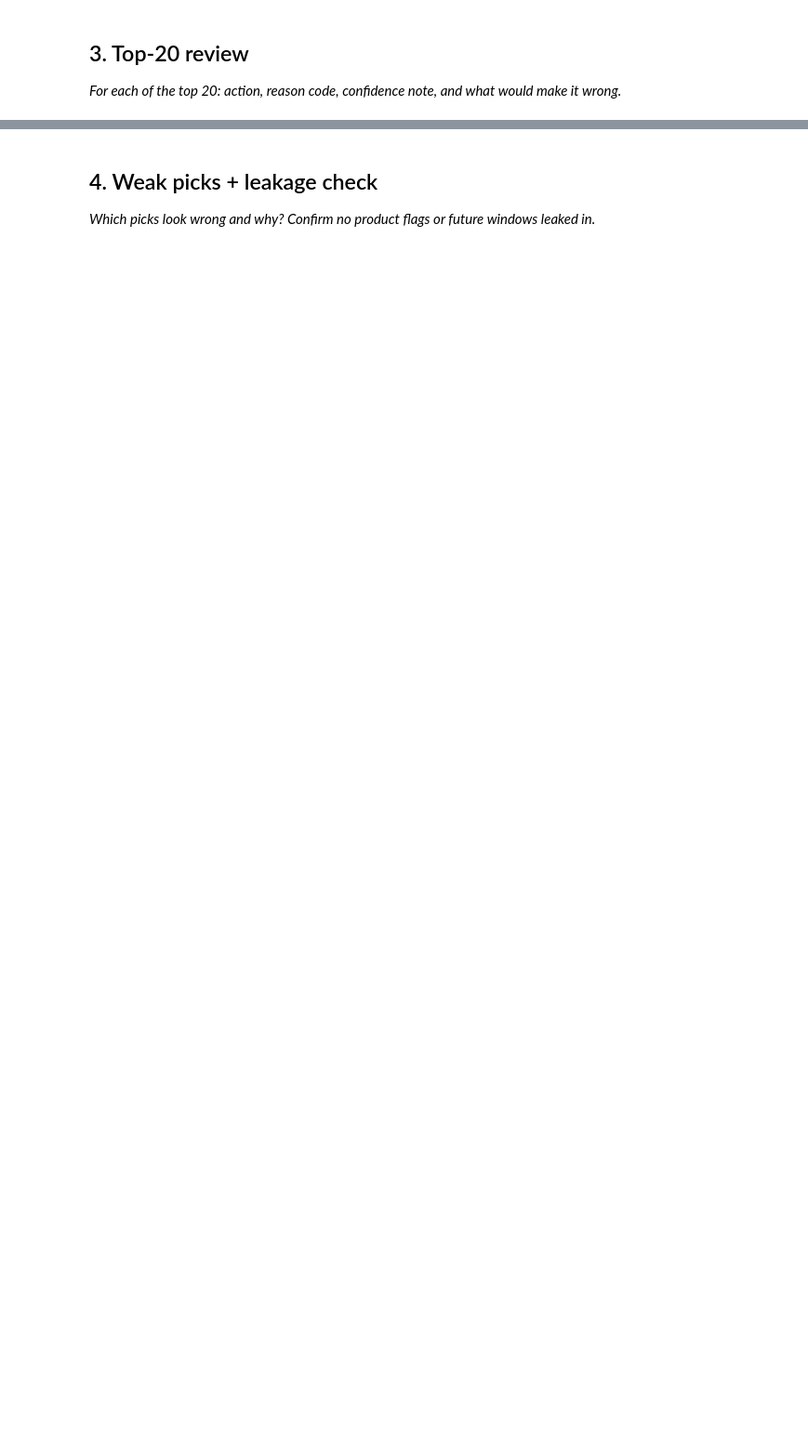
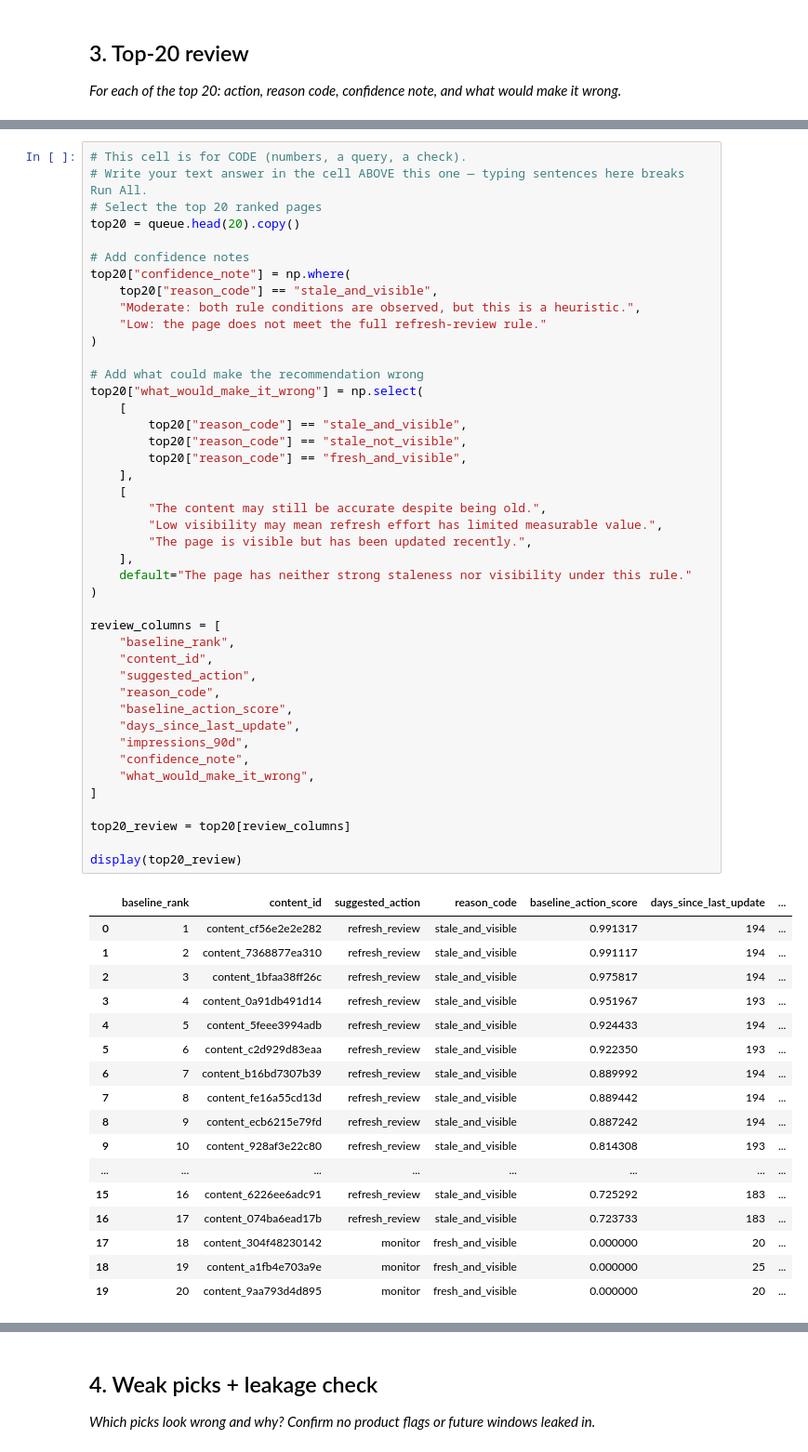
Before and after one commit to SriKeerthi16-b/Machine-Learning, a Jupyter notebook: work/notebooks/w04_baseline_score.ipynb, the cells around one changed output, grey strips where cells are left out. Shown at 93% size. Drawn from its saved outputs; the diff is of its cells as text; blank space fills up the shorter version.

```diff
--- a/work/notebooks/w04_baseline_score.ipynb
+++ b/work/notebooks/w04_baseline_score.ipynb
@@ -29,0 +214,61 @@ This skeleton is yours to fill. Work the sections **in order** — each one has
+# %%
+# This cell is for CODE (numbers, a query, a check).
+# Write your text answer in the cell ABOVE this one — typing sentences here breaks Run All.
+# Select the top 20 ranked pages
+top20 = queue.head(20).copy()
+
+# Add confidence notes
+top20["confidence_note"] = np.where(
+    top20["reason_code"] == "stale_and_visible",
+    "Moderate: both rule conditions are observed, but this is a heuristic.",
+    "Low: the page does not meet the full refresh-review rule."
+)
+
+# Add what could make the recommendation wrong
+top20["what_would_make_it_wrong"] = np.select(
+    [
+        top20["reason_code"] == "stale_and_visible",
+        top20["reason_code"] == "stale_not_visible",
+        top20["reason_code"] == "fresh_and_visible",
+    ],
+    [
+        "The content may still be accurate despite being old.",
+        "Low visibility may mean refresh effort has limited measurable value.",
+        "The page is visible but has been updated recently.",
+    ],
+    default="The page has neither strong staleness nor visibility under this rule."
+)
+
+review_columns = [
+    "baseline_rank",
+    "content_id",
+    "suggested_action",
+    "reason_code",
+    "baseline_action_score",
+    "days_since_last_update",
+    "impressions_90d",
+    "confidence_note",
+    "what_would_make_it_wrong",
+]
+
+top20_review = top20[review_columns]
+
+display(top20_review)
+# %% [output]
+|  | baseline_rank | content_id | suggested_action | reason_code | baseline_action_score | days_since_last_update | ... |
+| 0 | 1 | content_cf56e2e2e282 | refresh_review | stale_and_visible | 0.991317 | 194 | ... |
+| 1 | 2 | content_7368877ea310 | refresh_review | stale_and_visible | 0.991117 | 194 | ... |
+| 2 | 3 | content_1bfaa38ff26c | refresh_review | stale_and_visible | 0.975817 | 194 | ... |
+| 3 | 4 | content_0a91db491d14 | refresh_review | stale_and_visible | 0.951967 | 193 | ... |
+| 4 | 5 | content_5feee3994adb | refresh_review | stale_and_visible | 0.924433 | 194 | ... |
+| 5 | 6 | content_c2d929d83eaa | refresh_review | stale_and_visible | 0.922350 | 193 | ... |
+| 6 | 7 | content_b16bd7307b39 | refresh_review | stale_and_visible | 0.889992 | 194 | ... |
+| 7 | 8 | content_fe16a55cd13d | refresh_review | stale_and_visible | 0.889442 | 194 | ... |
+| 8 | 9 | content_ecb6215e79fd | refresh_review | stale_and_visible | 0.887242 | 194 | ... |
+| 9 | 10 | content_928af3e22c80 | refresh_review | stale_and_visible | 0.814308 | 193 | ... |
+| ... | ... | ... | ... | ... | ... | ... | ... |
+| 15 | 16 | content_6226ee6adc91 | refresh_review | stale_and_visible | 0.725292 | 183 | ... |
+| 16 | 17 | content_074ba6ead17b | refresh_review | stale_and_visible | 0.723733 | 183 | ... |
+| 17 | 18 | content_304f48230142 | monitor | fresh_and_visible | 0.000000 | 20 | ... |
+| 18 | 19 | content_a1fb4e703a9e | monitor | fresh_and_visible | 0.000000 | 25 | ... |
+| 19 | 20 | content_9aa793d4d895 | monitor | fresh_and_visible | 0.000000 | 20 | ... |
```
Also changed, not shown: parts of 11 cells of this notebook.
